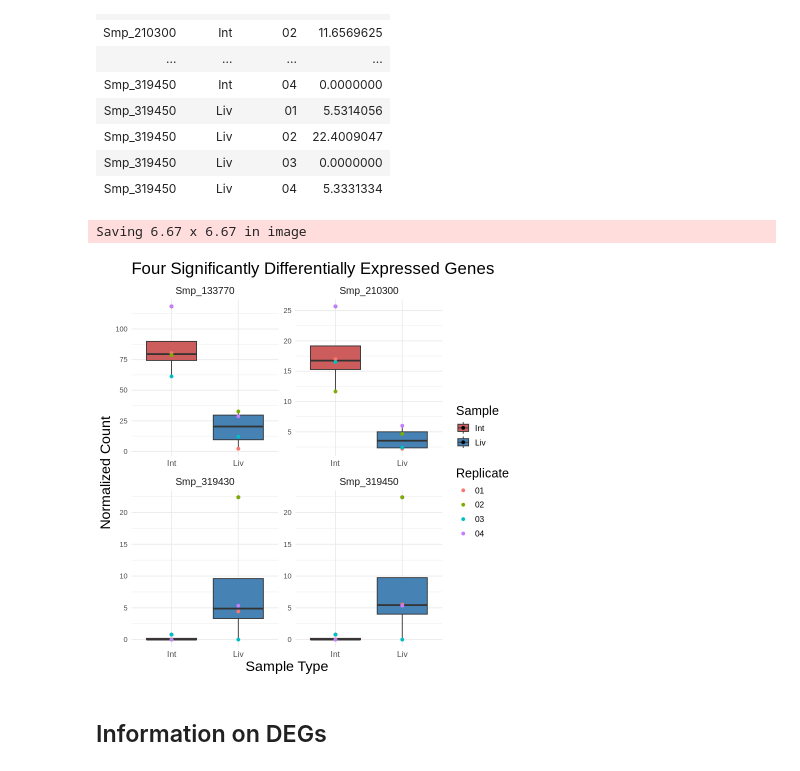
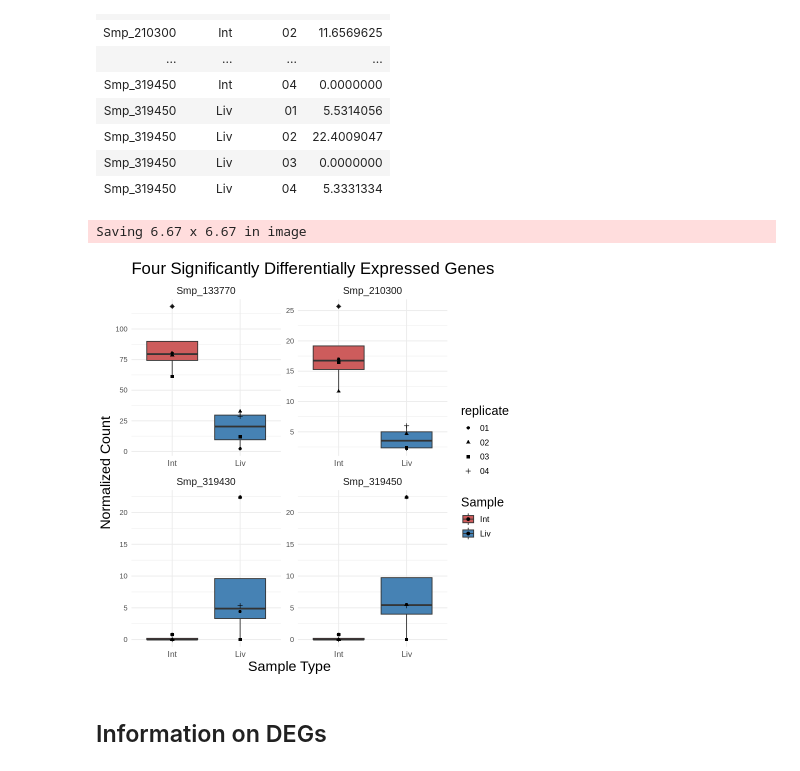
Before and after one commit to swill04/Schistosoma-RNA-seq, a Jupyter notebook: DEGs_plots.ipynb, the cells around one changed output. Cells and saved outputs as stored; diff of their text form; code cells hidden in the pictures.

```diff
--- a/DEGs_plots.ipynb
+++ b/DEGs_plots.ipynb
@@ -212,31 +205,31 @@ A tibble: 32 × 4
 # %%
 DEG_plot <- selected_genes |>
     ggplot(aes(x = sample, y = norm_count, fill = sample)) +
         geom_boxplot() +
-        geom_point(aes(color = replicate)) +
+        geom_point(aes(shape = replicate)) +
     facet_wrap(facets = vars(gene_id), scales = "free") +
     labs(
         title = 'Four Significantly Differentially Expressed Genes',
         color = 'Replicate',
         fill = 'Sample'
     ) +
     xlab('Sample Type') +
     ylab('Normalized Count')
 
 DEG_plot <- DEG_plot + theme_minimal() + scale_fill_manual(values = c('#CD5C5C', '#4682B4')) + theme(
         axis.title.x = element_text(size = 17),
         axis.title.y = element_text(size = 17),
         legend.title = element_text(size = 15),
         legend.text = element_text(size = 10),
         plot.title = element_text(size = 20),
         strip.text = element_text(size = 12),
         axis.text.x = element_text(size = 10)
 )
 DEG_plot
 ggsave('plots/DEGs_plot.png', DEG_plot)
 # %% [output]
 Saving 6.67 x 6.67 in image
-[figure, old version]
+[figure, new version]
 # %% [markdown]
 ## Information on DEGs
 # %% [markdown]
```
Also changed, not shown: parts of 1 cell of this notebook, 1 other file.
